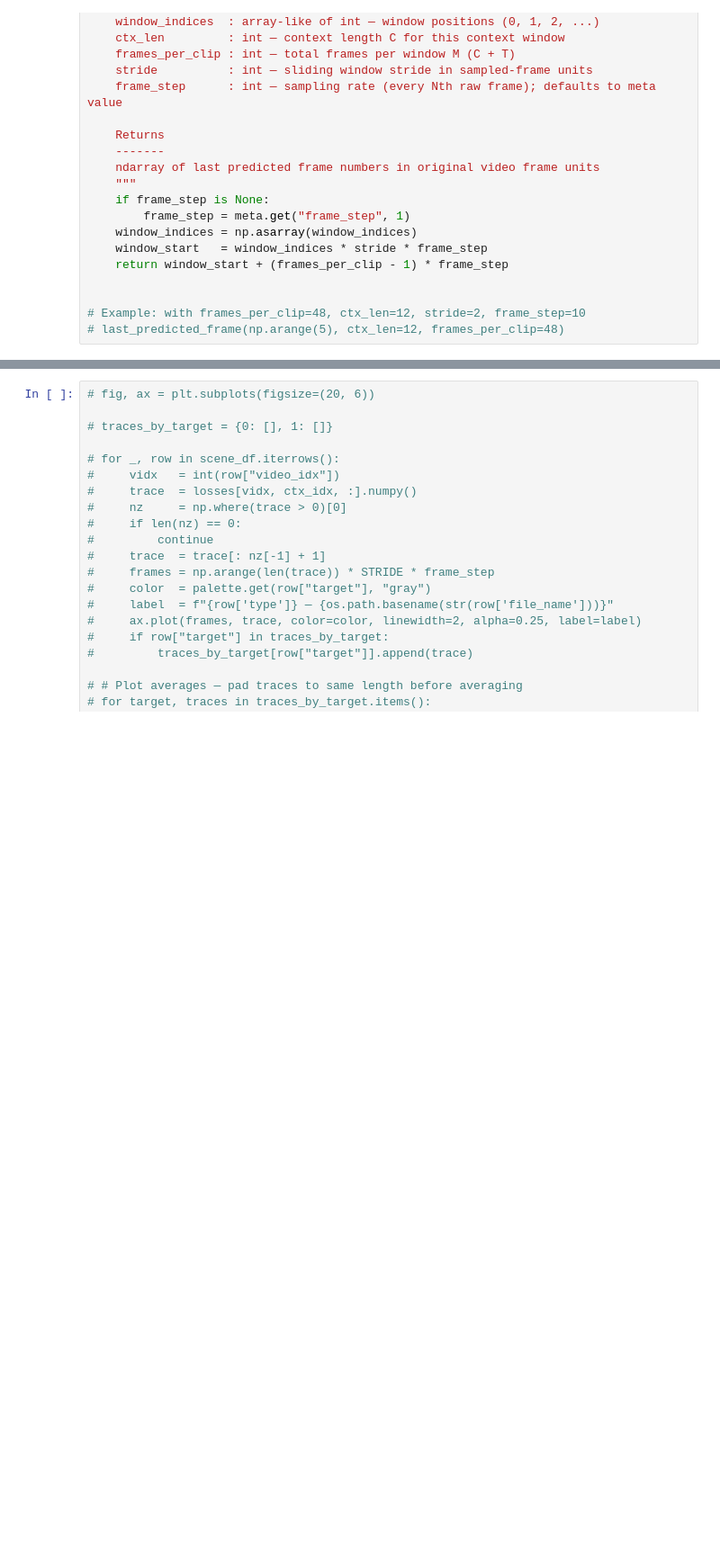
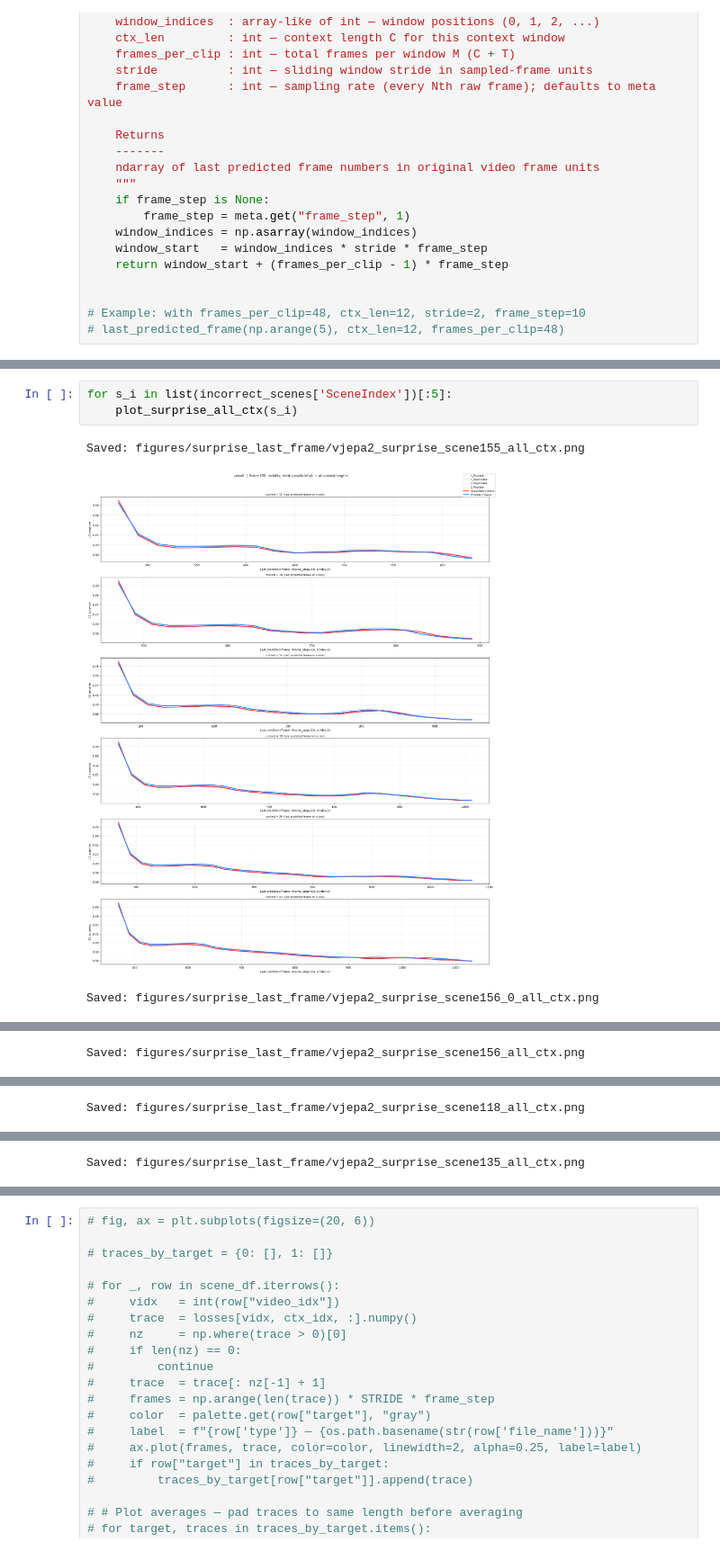
Before and after one commit to kristinezheng/IntPhys2, a Jupyter notebook: ExploreResults.ipynb, the cells around one changed output, grey strips where cells are left out. Shown at 90% size. Saved outputs shown, nothing was run; the diff lists cells and outputs as text; blank space fills up the shorter version.

```diff
--- a/ExploreResults.ipynb
+++ b/ExploreResults.ipynb
@@ -661,0 +665,7 @@ NameError: name 'FRAMES_PER_CLIP' is not defined
+# %%
+for s_i in list(incorrect_scenes['SceneIndex'])[:5]:
+    plot_surprise_all_ctx(s_i)
+# %% [output]
+Saved: figures/surprise_last_frame/vjepa2_surprise_scene155_all_ctx.png
+[figure, added]
+Saved: figures/surprise_last_frame/vjepa2_surprise_scene156_0_all_ctx.png
@@ -661,0 +673 @@ NameError: name 'FRAMES_PER_CLIP' is not defined
+Saved: figures/surprise_last_frame/vjepa2_surprise_scene156_all_ctx.png
@@ -661,0 +675 @@ NameError: name 'FRAMES_PER_CLIP' is not defined
+Saved: figures/surprise_last_frame/vjepa2_surprise_scene118_all_ctx.png
@@ -661,0 +677 @@ NameError: name 'FRAMES_PER_CLIP' is not defined
+Saved: figures/surprise_last_frame/vjepa2_surprise_scene135_all_ctx.png
```
Also changed, not shown: parts of 8 cells of this notebook.
